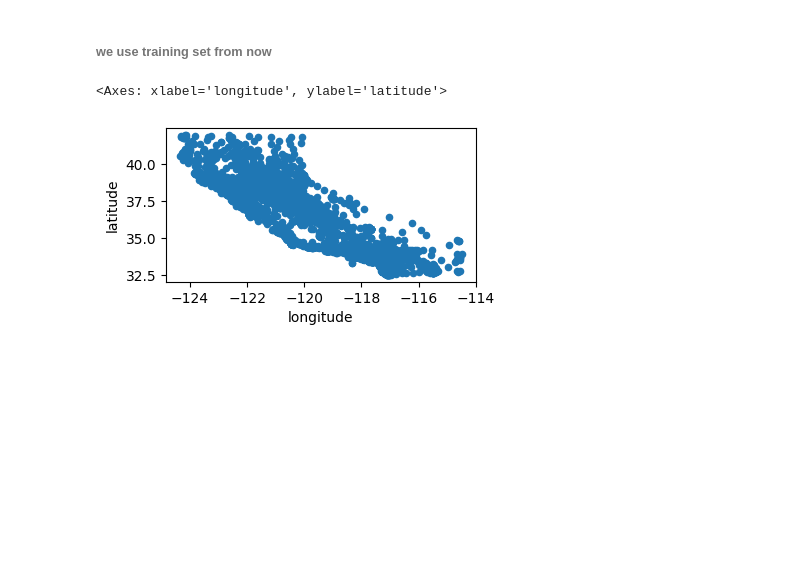
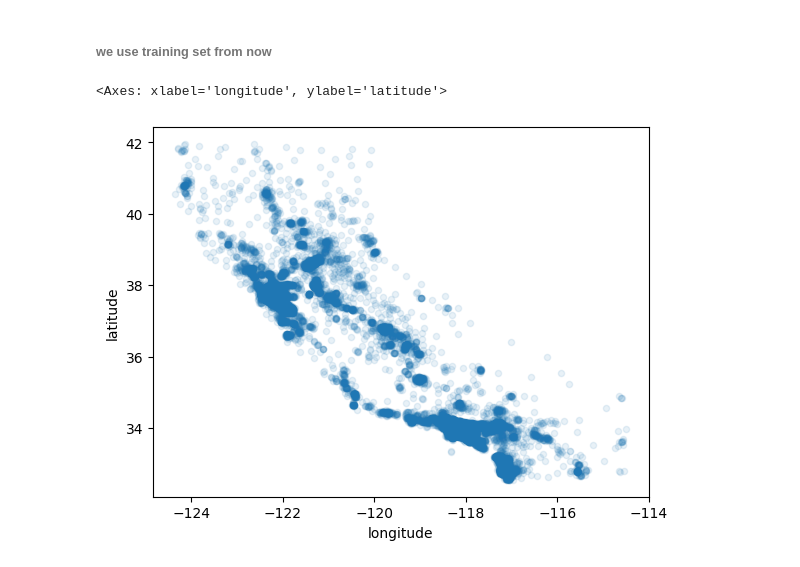
Before and after one commit to the-mean-square/Machine-Learning, a Jupyter notebook: homl-rmn/end-2-end.ipynb, the cells around one changed output. Drawn from its saved outputs; the diff is of its cells as text; code cells hidden in the pictures; blank space fills up the shorter version.

```diff
--- a/homl-rmn/end-2-end.ipynb
+++ b/homl-rmn/end-2-end.ipynb
@@ -186,7 +187,7 @@ for set_ in (strat_train_set, strat_test_set):
 # %%
 df = strat_train_set.copy()
 # %%
-df.plot(kind = "scatter", x="longitude", y="latitude", figsize=(4,2))
+df.plot(kind = "scatter", x="longitude", y="latitude", alpha = 0.1) #alpha sets opacity so overlapping points are visible
 # %% [output]
 <Axes: xlabel='longitude', ylabel='latitude'>
-[figure, old version]
+[figure, new version]
```
Also changed, not shown: parts of 47 cells of this notebook.
